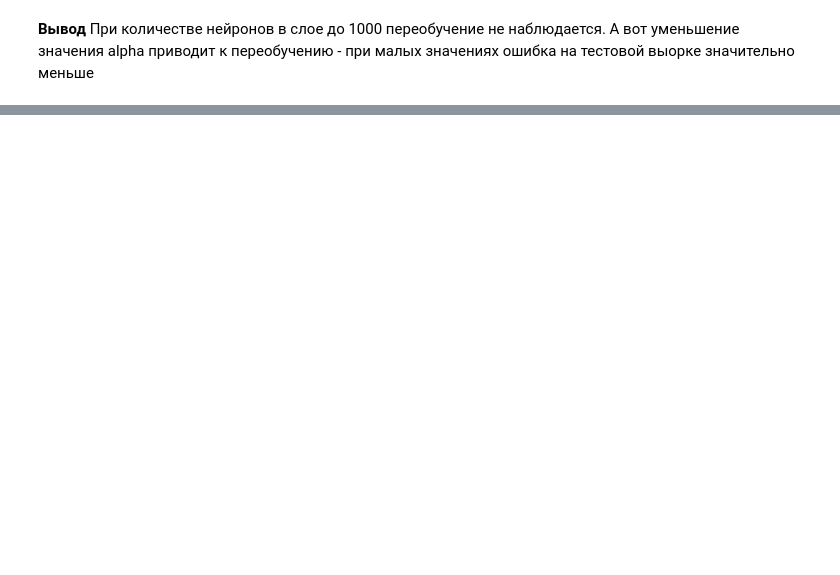
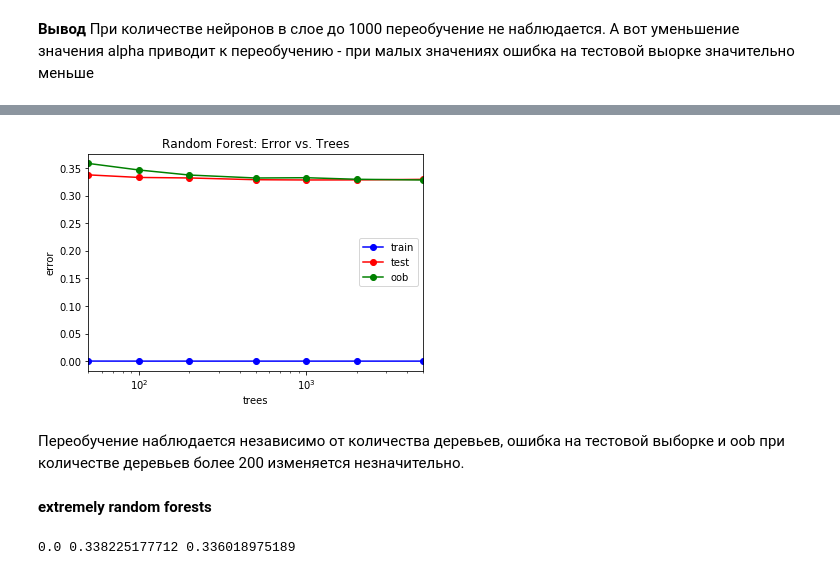
Before and after one commit to ekursakov/ml_homework, a Jupyter notebook: homework_1.ipynb, the cells around one changed output, grey strips where cells are left out. Cells and saved outputs as stored; diff of their text form; code cells hidden in the pictures; blank space fills up the shorter version.

```diff
--- a/homework_1.ipynb
+++ b/homework_1.ipynb
@@ -627,0 +642,43 @@ ValueError: x and y must have same first dimension, but have shapes (7,) and (21
+# %%
+tree_counts = (50, 100, 200, 500, 1000, 2000, 5000)
+test_err = []
+train_err = []
+oob_error = []
+
+for count in tree_counts:
+    rf = ensemble.RandomForestClassifier(n_estimators = count, oob_score=True)
+    rf.fit(X_train, y_train)
+
+    y_train_pred = rf.predict(X_train)
+    y_test_pred = rf.predict(X_test)
+    train_err.append(np.mean(y_train != y_train_pred))
+    test_err.append(np.mean(y_test != y_test_pred))
+    oob_error.append(1 - rf.oob_score_)
+# %%
+plt.semilogx(tree_counts, train_err, 'b-o', label = 'train')
+plt.semilogx(tree_counts, test_err, 'r-o', label = 'test')
+plt.semilogx(tree_counts, oob_error, 'g-o', label = 'oob')
+plt.xlim([np.min(tree_counts), np.max(tree_counts)])
+plt.title('Random Forest: Error vs. Trees')
+plt.xlabel('trees')
+plt.ylabel('error')
+plt.legend()
+pass
+# %% [output]
+[figure, added]
+# %% [markdown]
+Переобучение наблюдается независимо от количества деревьев, ошибка на тестовой выборке и oob при количестве деревьев более 200 изменяется незначительно.
+# %% [markdown]
+**extremely random forests**
+# %%
+cls = ensemble.ExtraTreesClassifier(n_estimators = 500,
+                                      oob_score = True,
+                                      bootstrap = True)
+cls.fit(X_train, y_train)
+
+err_train = np.mean(y_train != cls.predict(X_train))
+err_test = np.mean(y_test != cls.predict(X_test))
+oob_error = 1 - cls.oob_score_
+print(err_train, err_test, oob_error)
+# %% [output]
+0.0 0.338225177712 0.336018975189
```
Also changed, not shown: parts of 18 cells of this notebook.
